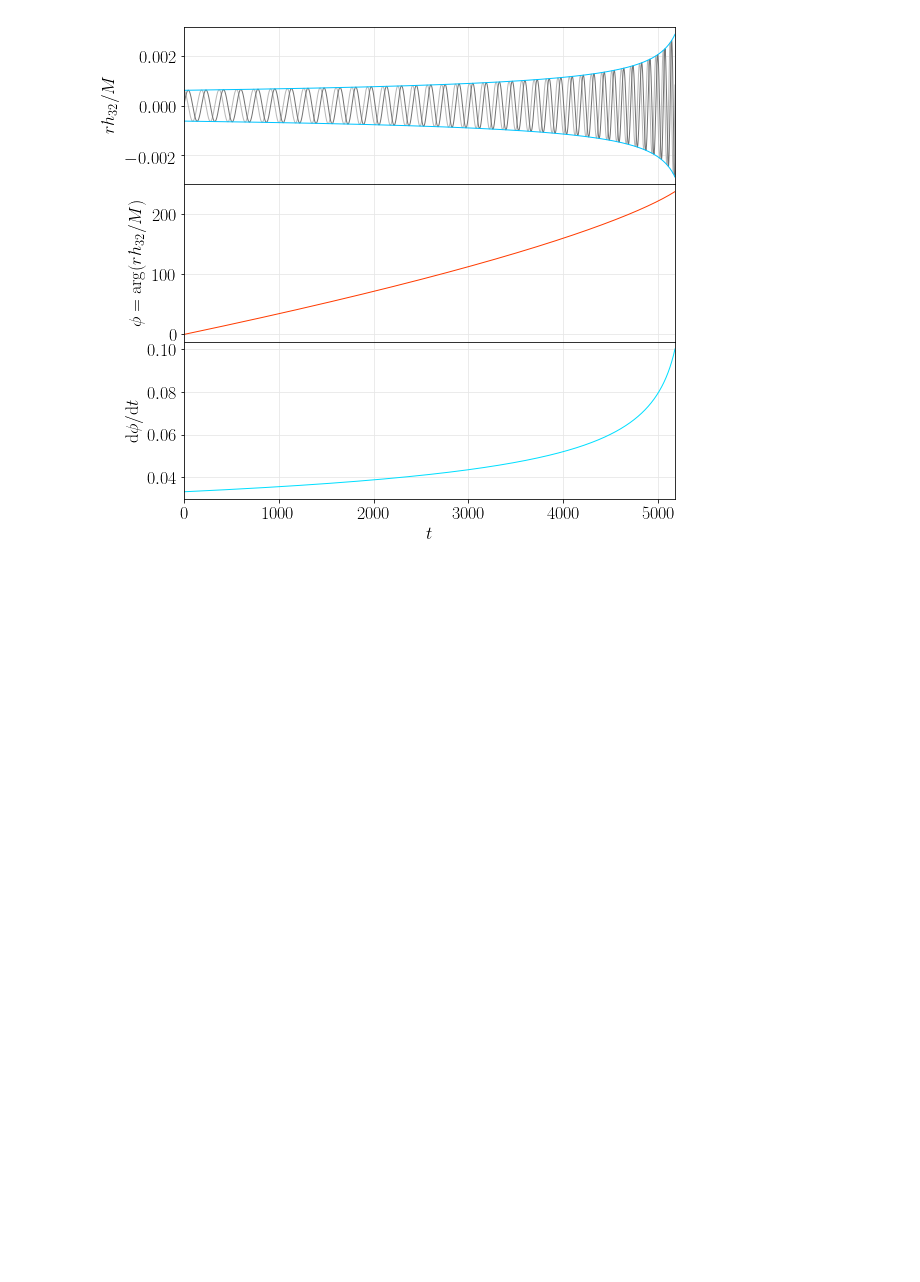
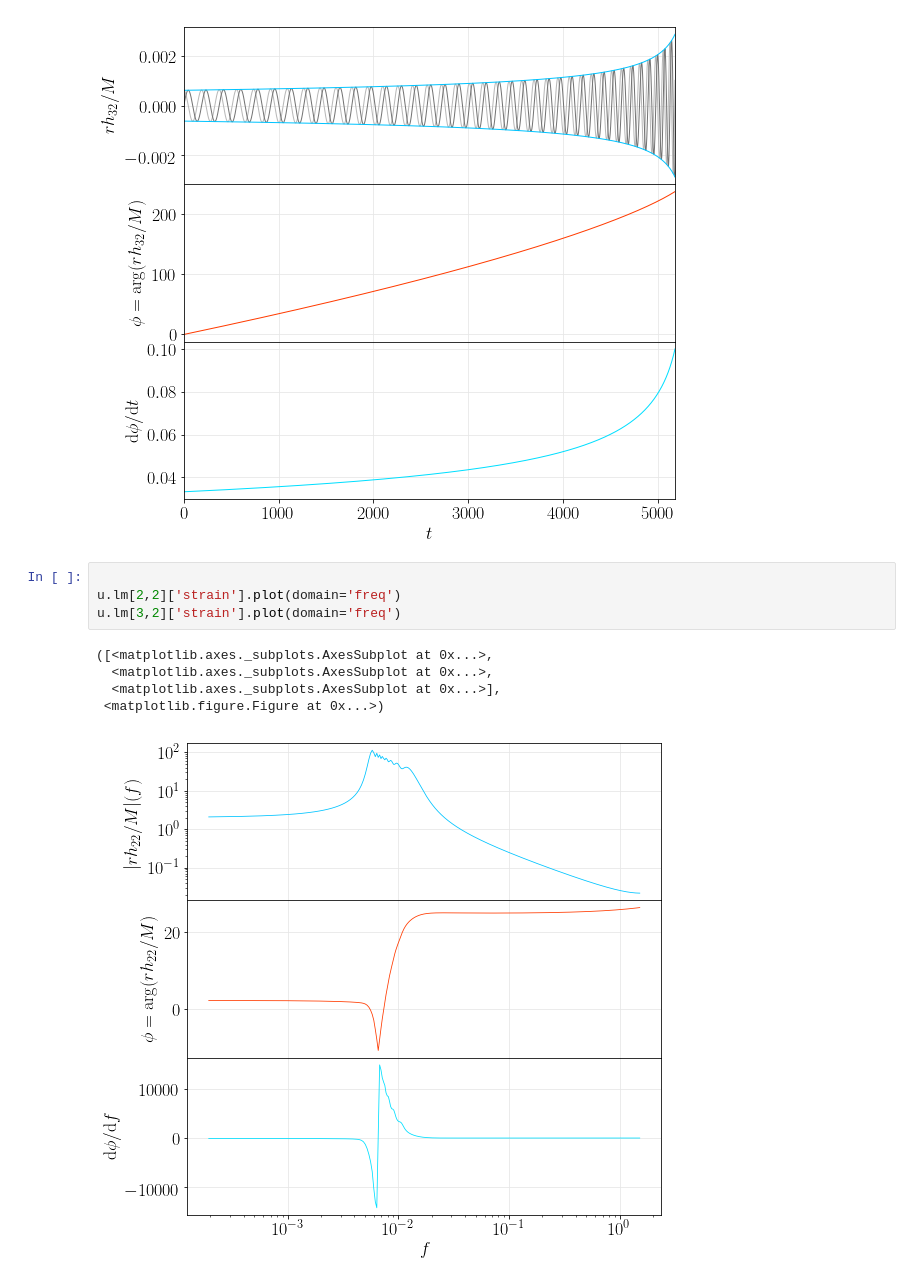
Before and after one commit to llondon6/koalas, a Jupyter notebook: factory/pn_dev.ipynb, the cells around one changed output. Cells and saved outputs as stored; diff of their text form; blank space fills up the shorter version.

```diff
--- a/factory/pn_dev.ipynb
+++ b/factory/pn_dev.ipynb
@@ -172,3 +172,13 @@ u.lm[3,2]['strain'].plot()
  <matplotlib.figure.Figure at 0x...>)
 [figure]
 [figure]
+# %%
+
+u.lm[2,2]['strain'].plot(domain='freq')
+u.lm[3,2]['strain'].plot(domain='freq')
+# %% [output]
+([<matplotlib.axes._subplots.AxesSubplot at 0x...>,
+  <matplotlib.axes._subplots.AxesSubplot at 0x...>,
+  <matplotlib.axes._subplots.AxesSubplot at 0x...>],
+ <matplotlib.figure.Figure at 0x...>)
+[figure, added]
```
Also changed, not shown: parts of 3 cells of this notebook, 2 other files.
